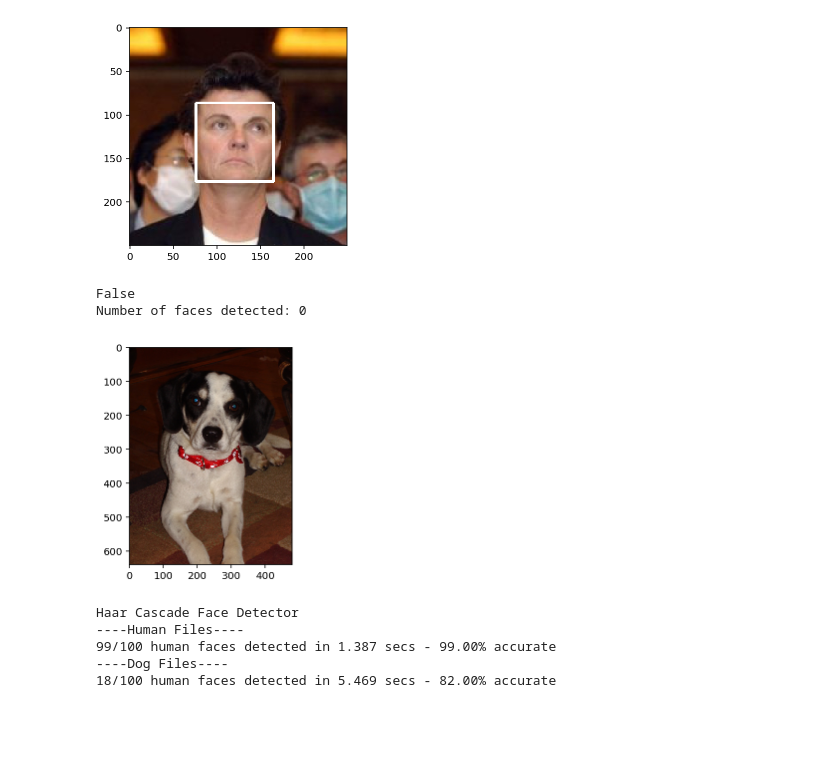
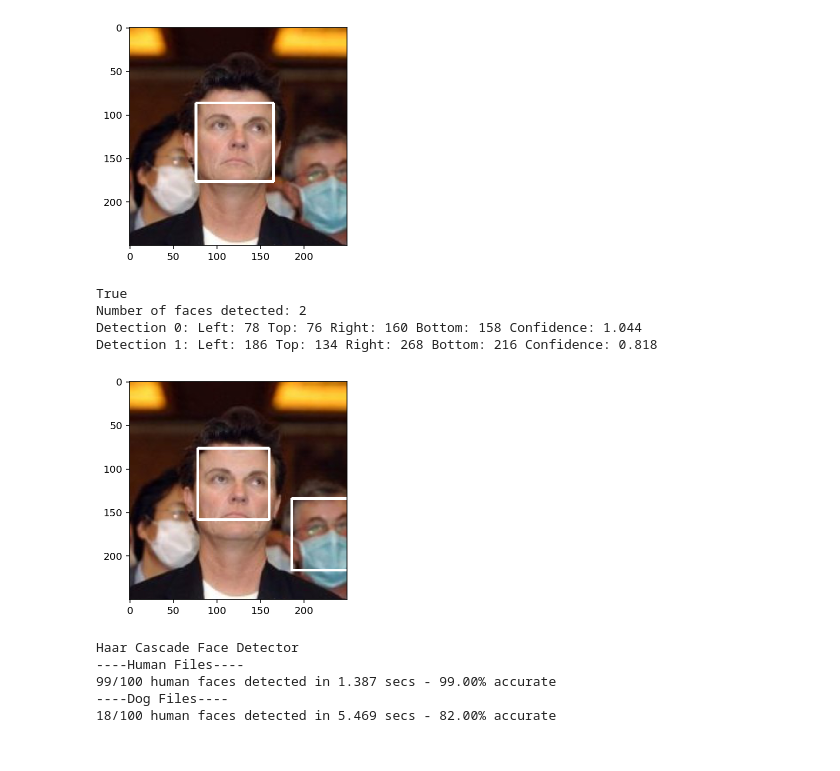
Before and after one commit to justinbellucci/dog_breed_classifier_app, a Jupyter notebook: dog_app.ipynb, the cells around one changed output. Saved outputs shown, nothing was run; the diff lists cells and outputs as text; code cells hidden in the pictures.

```diff
--- a/dog_app.ipynb
+++ b/dog_app.ipynb
@@ -223,27 +223,29 @@ Number of faces detected: 1
 # %%
 # ------ CNN face detection --------
 
-# img = dlib.load_rgb_image(human_files_short[55])
-img = dlib.load_rgb_image(dog_files_short[0])
+img = dlib.load_rgb_image(human_files_short[99])
+# img = dlib.load_rgb_image(dog_files_short[0])
 
 cnn_face_detector = dlib.cnn_face_detection_model_v1('CNN/mmod_human_face_detector.dat')
 dets = cnn_face_detector(img, 1)
 print(len(dets) > 0)
 
 print("Number of faces detected: {}".format(len(dets)))
 for i, d in enumerate(dets):
     print("Detection {}: Left: {} Top: {} Right: {} Bottom: {} Confidence: {:.3f}".format(
           i, d.rect.left(), d.rect.top(), d.rect.right(), d.rect.bottom(), d.confidence))
 #     print(d.rect)
     x, y, w, h = d.rect.left(), d.rect.top(), d.rect.right(), d.rect.bottom()
     cv2.rectangle(img, (x, y), (w, h), (255, 255, 255), 2)
 
 plt.imshow(img)
 plt.show()
 # %% [output]
-False
-Number of faces detected: 0
+True
+Number of faces detected: 2
+Detection 0: Left: 78 Top: 76 Right: 160 Bottom: 158 Confidence: 1.044
+Detection 1: Left: 186 Top: 134 Right: 268 Bottom: 216 Confidence: 0.818
-[figure, old version]
+[figure, new version]
 # %%
 # Compare Haar, HOG and CNN face detectors
 
```
Also changed, not shown: parts of 3 cells of this notebook.
